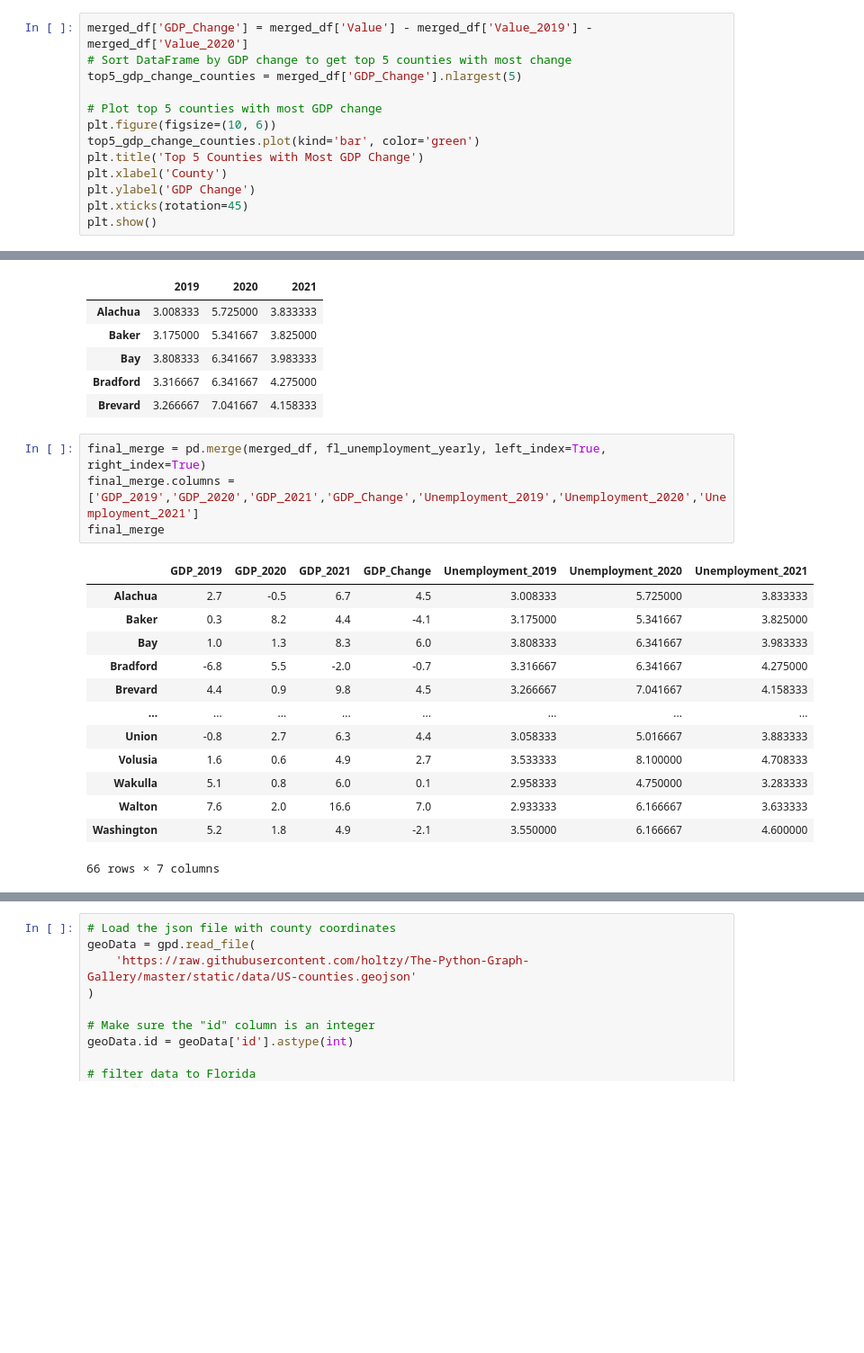
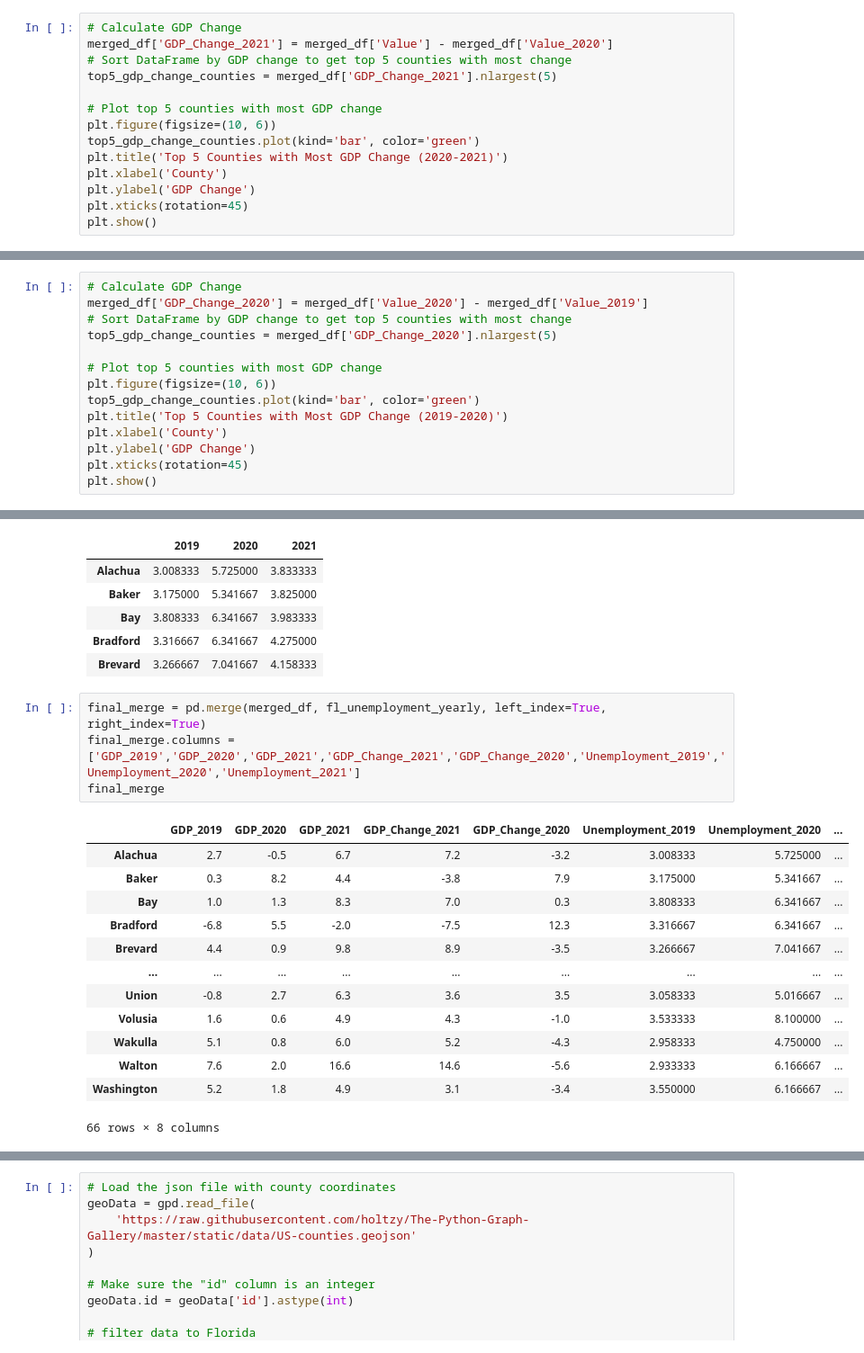
Before and after one commit to UDoWhile/Project-1, a Jupyter notebook: main_antoine.ipynb, the cells around one changed output, grey strips where cells are left out. Shown at 90% size. Saved outputs shown, nothing was run; the diff lists cells and outputs as text; blank space fills up the shorter version.

```diff
--- a/main_antoine.ipynb
+++ b/main_antoine.ipynb
@@ -233,14 +233,15 @@ plt.show()
 <Figure size 1000x600 with 0 Axes>
 [figure]
 # %%
-merged_df['GDP_Change'] = merged_df['Value'] - merged_df['Value_2019'] - merged_df['Value_2020']
+# Calculate GDP Change
+merged_df['GDP_Change_2021'] = merged_df['Value'] - merged_df['Value_2020']
 # Sort DataFrame by GDP change to get top 5 counties with most change
-top5_gdp_change_counties = merged_df['GDP_Change'].nlargest(5)
+top5_gdp_change_counties = merged_df['GDP_Change_2021'].nlargest(5)
 
 # Plot top 5 counties with most GDP change
 plt.figure(figsize=(10, 6))
 top5_gdp_change_counties.plot(kind='bar', color='green')
-plt.title('Top 5 Counties with Most GDP Change')
+plt.title('Top 5 Counties with Most GDP Change (2020-2021)')
 plt.xlabel('County')
 plt.ylabel('GDP Change')
 plt.xticks(rotation=45)
@@ -249,0 +251,14 @@ plt.show()
+# %%
+# Calculate GDP Change
+merged_df['GDP_Change_2020'] = merged_df['Value_2020'] - merged_df['Value_2019']
+# Sort DataFrame by GDP change to get top 5 counties with most change
+top5_gdp_change_counties = merged_df['GDP_Change_2020'].nlargest(5)
+
+# Plot top 5 counties with most GDP change
+plt.figure(figsize=(10, 6))
+top5_gdp_change_counties.plot(kind='bar', color='green')
+plt.title('Top 5 Counties with Most GDP Change (2019-2020)')
+plt.xlabel('County')
+plt.ylabel('GDP Change')
+plt.xticks(rotation=45)
+plt.show()
@@ -317,22 +334,22 @@ Index([2019, 2020, 2021], dtype='int32')
 | Brevard | 3.266667 | 7.041667 | 4.158333 |
 # %%
 final_merge = pd.merge(merged_df, fl_unemployment_yearly, left_index=True, right_index=True)
-final_merge.columns = ['GDP_2019','GDP_2020','GDP_2021','GDP_Change','Unemployment_2019','Unemployment_2020','Unemployment_2021']
+final_merge.columns = ['GDP_2019','GDP_2020','GDP_2021','GDP_Change_2021','GDP_Change_2020','Unemployment_2019','Unemployment_2020','Unemployment_2021']
 final_merge
 # %% [output]
-|  | GDP_2019 | GDP_2020 | GDP_2021 | GDP_Change | Unemployment_2019 | Unemployment_2020 | Unemployment_2021 |
-| Alachua | 2.7 | -0.5 | 6.7 | 4.5 | 3.008333 | 5.725000 | 3.833333 |
-| Baker | 0.3 | 8.2 | 4.4 | -4.1 | 3.175000 | 5.341667 | 3.825000 |
-| Bay | 1.0 | 1.3 | 8.3 | 6.0 | 3.808333 | 6.341667 | 3.983333 |
-| Bradford | -6.8 | 5.5 | -2.0 | -0.7 | 3.316667 | 6.341667 | 4.275000 |
-| Brevard | 4.4 | 0.9 | 9.8 | 4.5 | 3.266667 | 7.041667 | 4.158333 |
-| ... | ... | ... | ... | ... | ... | ... | ... |
-| Union | -0.8 | 2.7 | 6.3 | 4.4 | 3.058333 | 5.016667 | 3.883333 |
-| Volusia | 1.6 | 0.6 | 4.9 | 2.7 | 3.533333 | 8.100000 | 4.708333 |
-| Wakulla | 5.1 | 0.8 | 6.0 | 0.1 | 2.958333 | 4.750000 | 3.283333 |
-| Walton | 7.6 | 2.0 | 16.6 | 7.0 | 2.933333 | 6.166667 | 3.633333 |
-| Washington | 5.2 | 1.8 | 4.9 | -2.1 | 3.550000 | 6.166667 | 4.600000 |
+|  | GDP_2019 | GDP_2020 | GDP_2021 | GDP_Change_2021 | GDP_Change_2020 | Unemployment_2019 | Unemployment_2020 | ... |
+| Alachua | 2.7 | -0.5 | 6.7 | 7.2 | -3.2 | 3.008333 | 5.725000 | ... |
+| Baker | 0.3 | 8.2 | 4.4 | -3.8 | 7.9 | 3.175000 | 5.341667 | ... |
+| Bay | 1.0 | 1.3 | 8.3 | 7.0 | 0.3 | 3.808333 | 6.341667 | ... |
+| Bradford | -6.8 | 5.5 | -2.0 | -7.5 | 12.3 | 3.316667 | 6.341667 | ... |
+| Brevard | 4.4 | 0.9 | 9.8 | 8.9 | -3.5 | 3.266667 | 7.041667 | ... |
+| ... | ... | ... | ... | ... | ... | ... | ... | ... |
+| Union | -0.8 | 2.7 | 6.3 | 3.6 | 3.5 | 3.058333 | 5.016667 | ... |
+| Volusia | 1.6 | 0.6 | 4.9 | 4.3 | -1.0 | 3.533333 | 8.100000 | ... |
+| Wakulla | 5.1 | 0.8 | 6.0 | 5.2 | -4.3 | 2.958333 | 4.750000 | ... |
+| Walton | 7.6 | 2.0 | 16.6 | 14.6 | -5.6 | 2.933333 | 6.166667 | ... |
+| Washington | 5.2 | 1.8 | 4.9 | 3.1 | -3.4 | 3.550000 | 6.166667 | ... |
-66 rows × 7 columns
+66 rows × 8 columns
 # %%
 # Plotting GDP vs. Unemployment for each year
 plt.figure(figsize=(15, 5))
```
Also changed, not shown: parts of 7 cells of this notebook.
